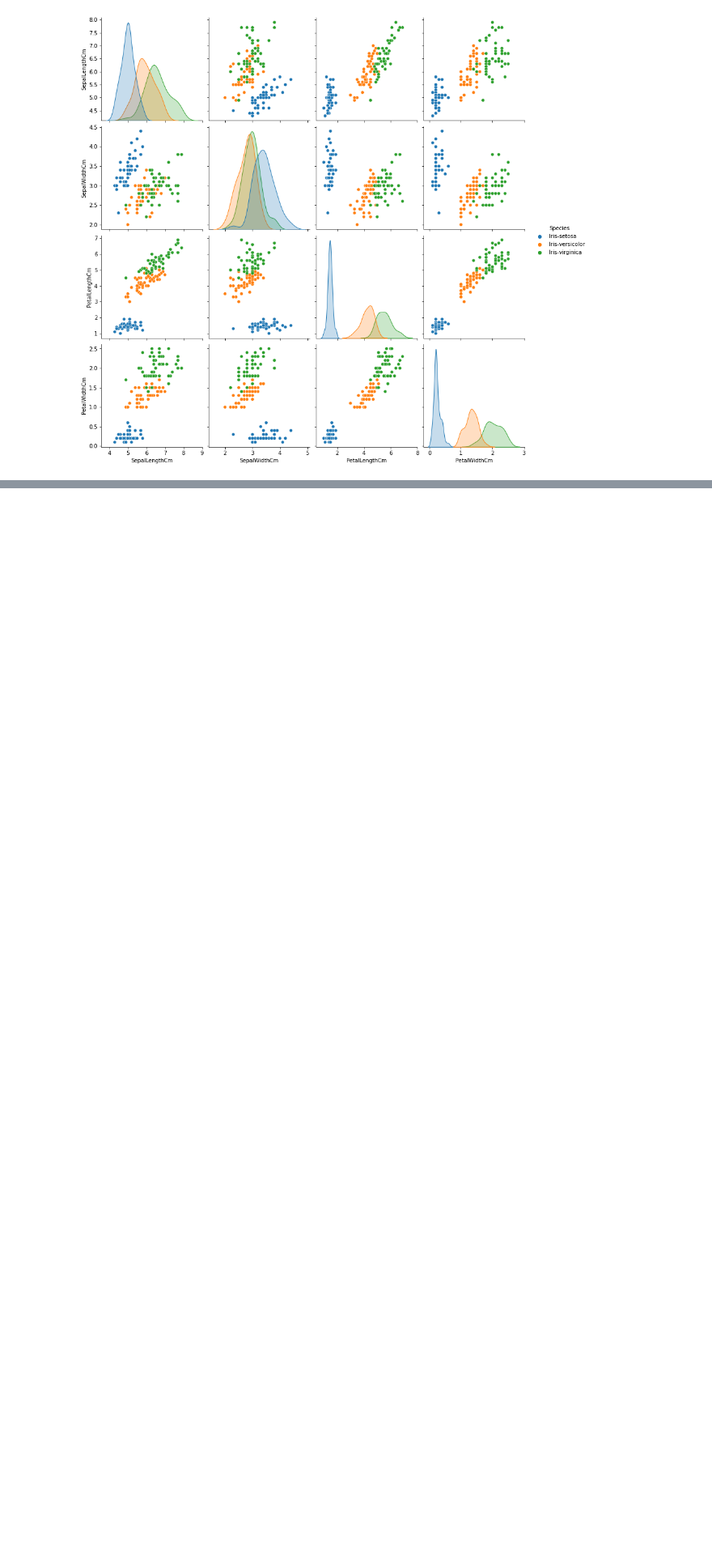
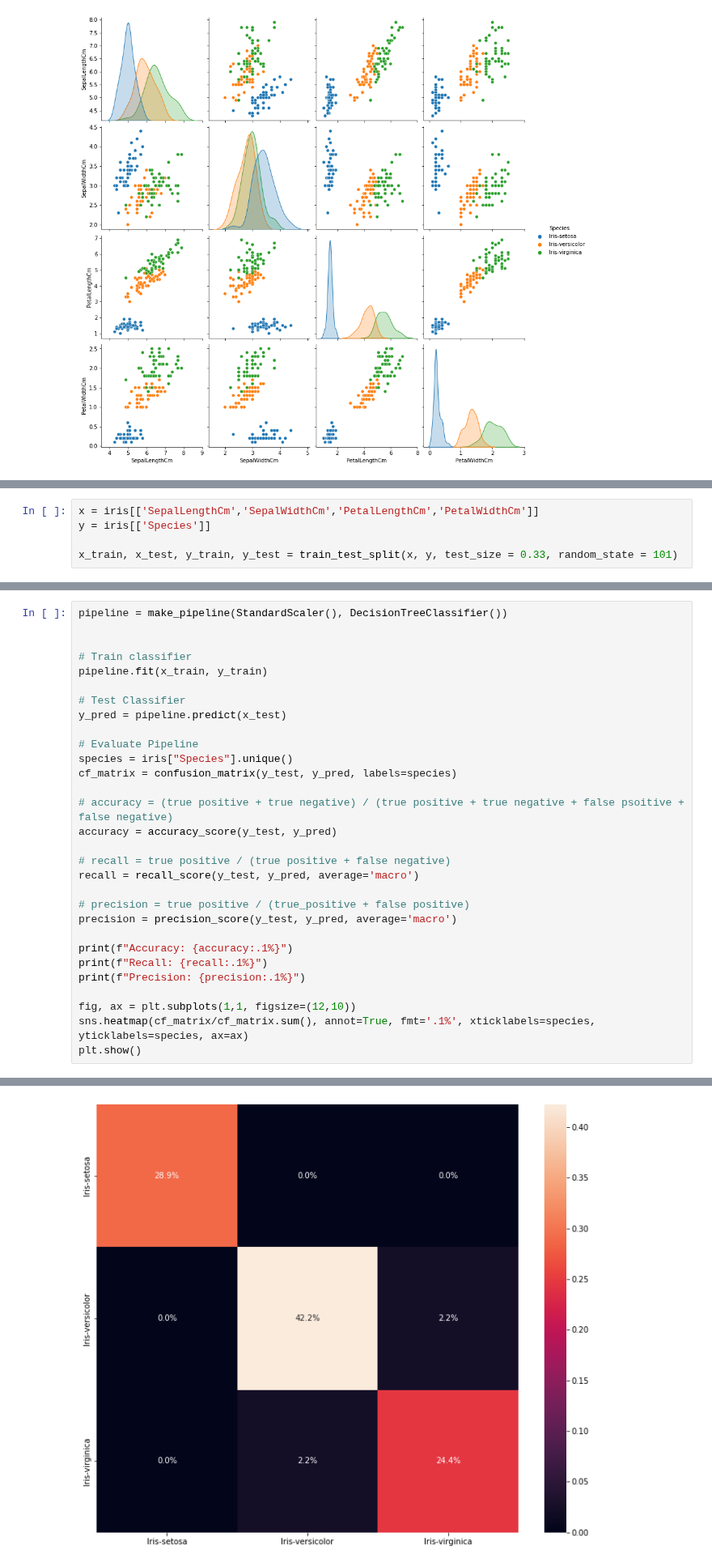
Before and after one commit to AlexanderNenninger/introduction_to_ai, a Jupyter notebook: solution.ipynb, the cells around one changed output, grey strips where cells are left out. Shown at 81% size. Drawn from its saved outputs; the diff is of its cells as text; blank space fills up the shorter version.

```diff
--- a/solution.ipynb
+++ b/solution.ipynb
@@ -86,0 +108,5 @@ plt.show()
+# %%
+x = iris[['SepalLengthCm','SepalWidthCm','PetalLengthCm','PetalWidthCm']]
+y = iris[['Species']]
+
+x_train, x_test, y_train, y_test = train_test_split(x, y, test_size = 0.33, random_state = 101)
@@ -86,0 +115,31 @@ plt.show()
+# %%
+pipeline = make_pipeline(StandardScaler(), DecisionTreeClassifier())
+
+
+# Train classifier
+pipeline.fit(x_train, y_train)
+
+# Test Classifier
+y_pred = pipeline.predict(x_test)
+
+# Evaluate Pipeline
+species = iris["Species"].unique()
+cf_matrix = confusion_matrix(y_test, y_pred, labels=species)
+
+# accuracy = (true positive + true negative) / (true positive + true negative + false psoitive + false negative)
+accuracy = accuracy_score(y_test, y_pred)
+
+# recall = true positive / (true positive + false negative)
+recall = recall_score(y_test, y_pred, average='macro')
+
+# precision = true positive / (true_positive + false positive)
+precision = precision_score(y_test, y_pred, average='macro')
+
+print(f"Accuracy: {accuracy:.1%}")
+print(f"Recall: {recall:.1%}")
+print(f"Precision: {precision:.1%}")
+
+fig, ax = plt.subplots(1,1, figsize=(12,10))
+sns.heatmap(cf_matrix/cf_matrix.sum(), annot=True, fmt='.1%', xticklabels=species, yticklabels=species, ax=ax)
+plt.show()
+# %% [output]
@@ -86,0 +149 @@ plt.show()
+[figure, added]
```
Also changed, not shown: parts of 11 cells of this notebook, 2 other files.
